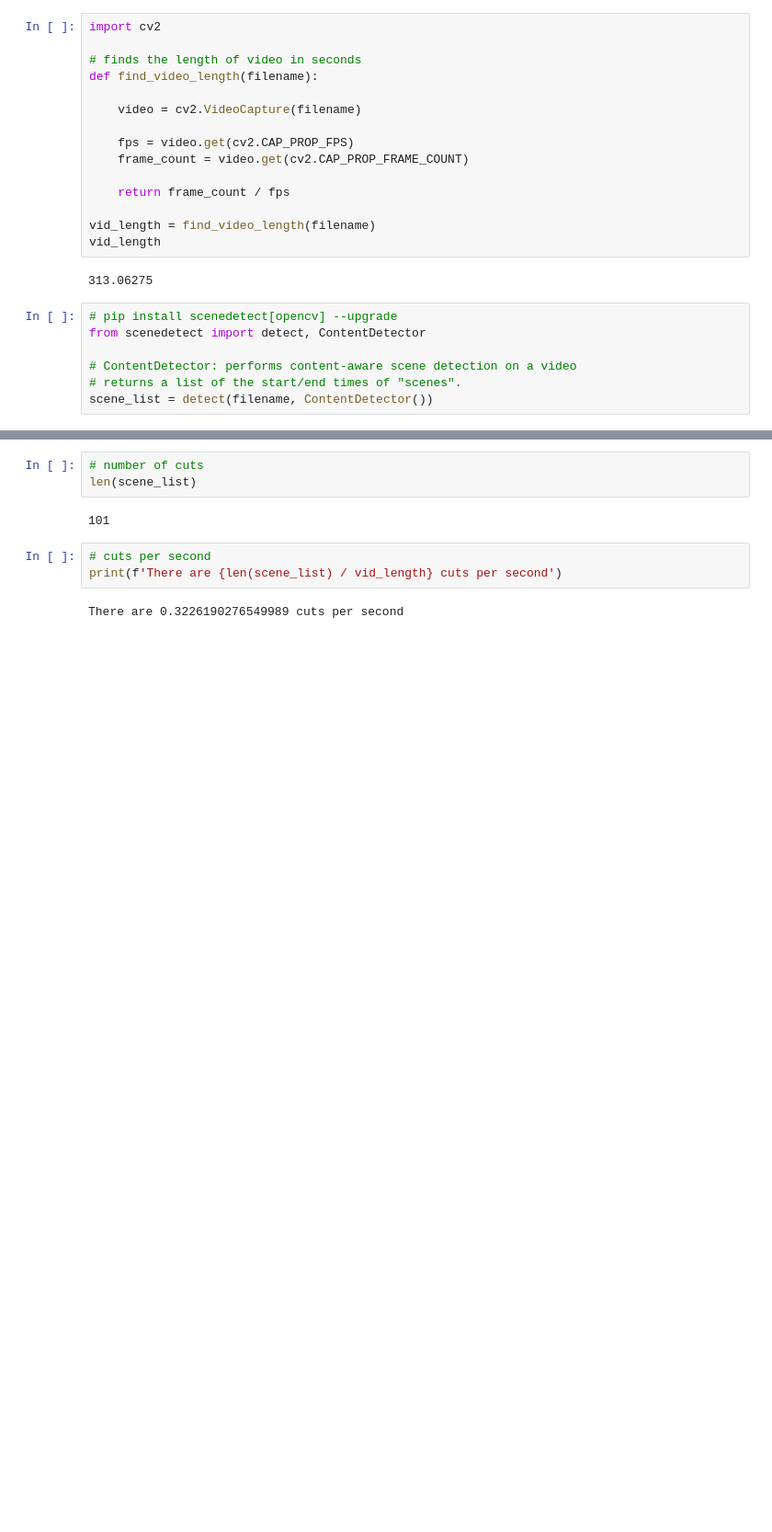
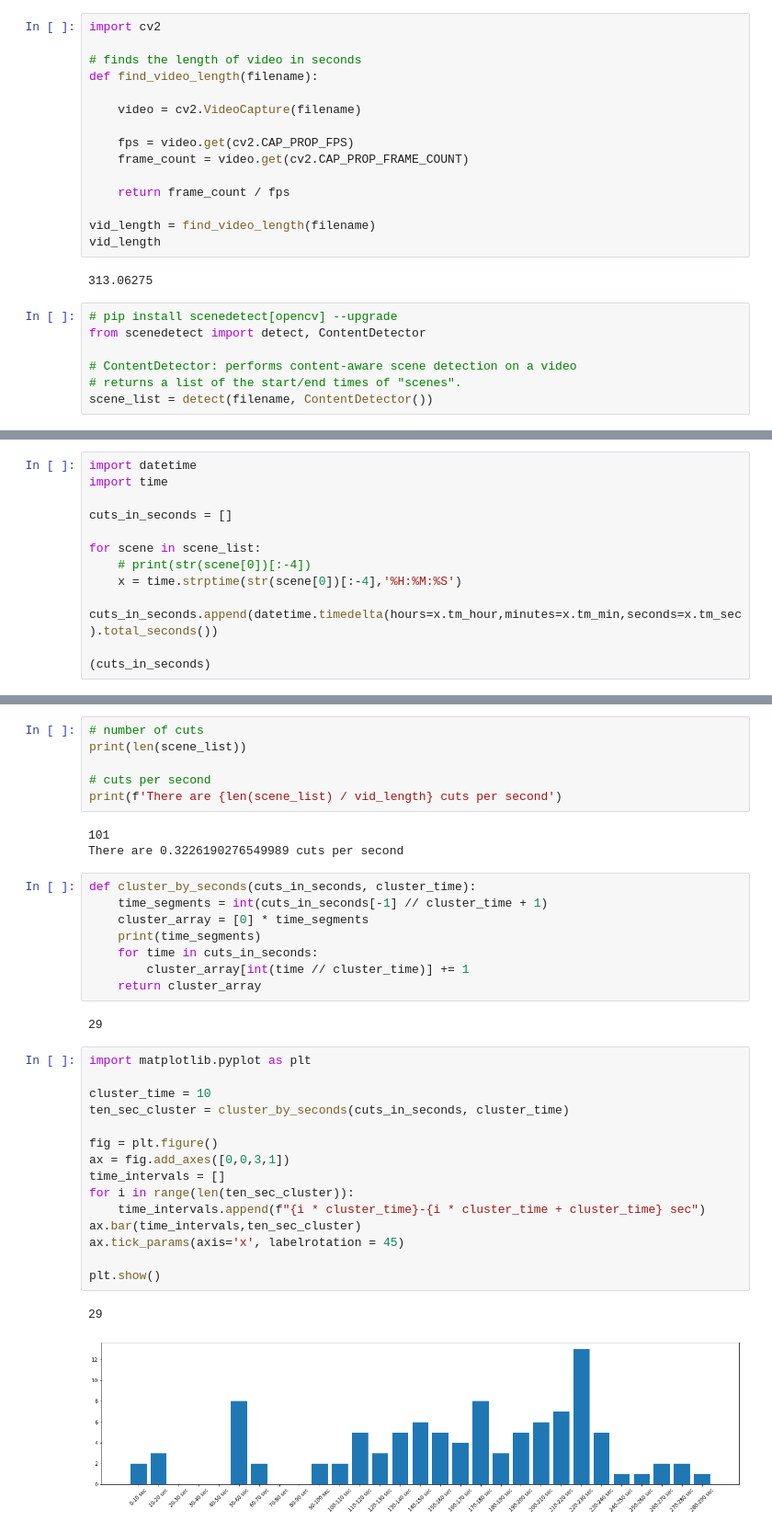
Before and after one commit to p-ai-org/P-YUM, a Jupyter notebook: Cut Frequency/cut_frequency.ipynb, the cells around one changed output, grey strips where cells are left out. Shown at 92% size. Saved outputs shown, nothing was run; the diff lists cells and outputs as text; blank space fills up the shorter version.

Commit message:
graphs

```diff
--- a/Cut Frequency/cut_frequency.ipynb
+++ b/Cut Frequency/cut_frequency.ipynb
@@ -76,0 +36,12 @@ for scene in scene_list:
+# %%
+import datetime
+import time
+
+cuts_in_seconds = []
+
+for scene in scene_list:
+    # print(str(scene[0])[:-4])
+    x = time.strptime(str(scene[0])[:-4],'%H:%M:%S')
+    cuts_in_seconds.append(datetime.timedelta(hours=x.tm_hour,minutes=x.tm_min,seconds=x.tm_sec).total_seconds())
+
+(cuts_in_seconds)
@@ -77,10 +66,37 @@ for scene in scene_list:
 # %%
 # number of cuts
-len(scene_list)
+print(len(scene_list))
+
+# cuts per second
+print(f'There are {len(scene_list) / vid_length} cuts per second')
 # %% [output]
 101
+There are 0.3226190276549989 cuts per second
-# %%
-# cuts per second
-print(f'There are {len(scene_list) / vid_length} cuts per second')
-# %% [output]
-There are 0.3226190276549989 cuts per second
+# %%
+def cluster_by_seconds(cuts_in_seconds, cluster_time):
+    time_segments = int(cuts_in_seconds[-1] // cluster_time + 1)
+    cluster_array = [0] * time_segments
+    print(time_segments)
+    for time in cuts_in_seconds:
+        cluster_array[int(time // cluster_time)] += 1
+    return cluster_array
+# %% [output]
+29
+# %%
+import matplotlib.pyplot as plt
+
+cluster_time = 10
+ten_sec_cluster = cluster_by_seconds(cuts_in_seconds, cluster_time)
+
+fig = plt.figure()
+ax = fig.add_axes([0,0,3,1])
+time_intervals = []
+for i in range(len(ten_sec_cluster)):
+    time_intervals.append(f"{i * cluster_time}-{i * cluster_time + cluster_time} sec")
+ax.bar(time_intervals,ten_sec_cluster)
+ax.tick_params(axis='x', labelrotation = 45)
+
+plt.show()
+# %% [output]
+29
+[figure, added]
```
Also changed, not shown: parts of 3 cells of this notebook, 1 other file.
